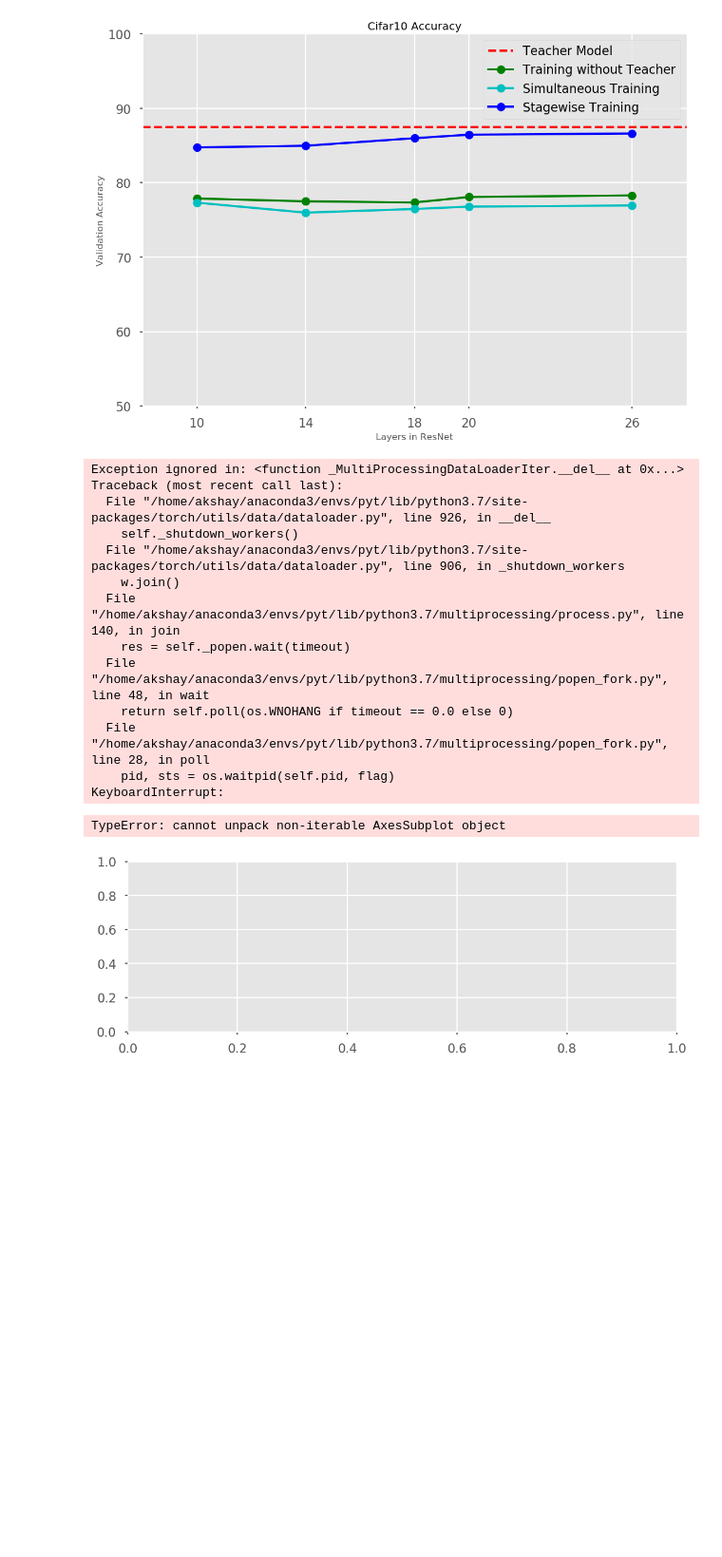
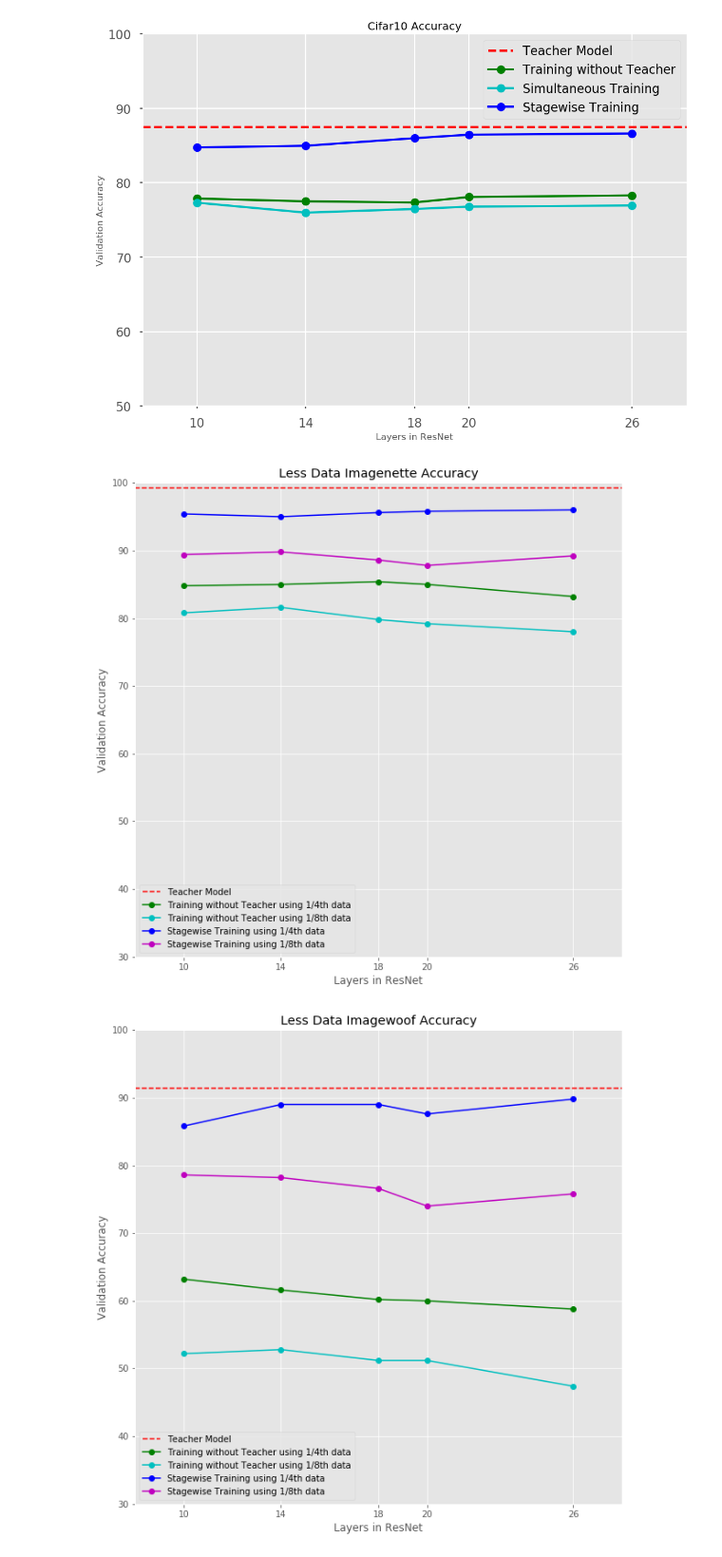
Before and after one commit to IvLabs/stagewise-knowledge-distillation, a Jupyter notebook: notebooks/evaluation.ipynb, the cells around one changed output. Shown: that part at 95% size. Saved outputs shown, nothing was run; the diff lists cells and outputs as text; code cells hidden in the pictures; blank space fills up the shorter version.

```diff
--- a/notebooks/evaluation.ipynb
+++ b/notebooks/evaluation.ipynb
@@ -326,39 +608,33 @@ for dataset in ['imagenette', 'imagewoof', 'cifar10'] :
 # %%
 for dataset in ['imagenette', 'imagewoof', 'cifar10'] :
     imagenette_acc_stagewise = list()
+    imagenette_acc_stagewise8 = list()
     imagenette_acc_noteacher = list()
+    imagenette_acc_noteacher8 = list()
     for model in ['resnet10', 'resnet14', 'resnet18', 'resnet20', 'resnet26'] :
         noteacher_acc, stagewise_acc = check_ld(model, dataset)
+        noteacher_acc8, stagewise_acc8 = check_ld8(model, dataset)
         imagenette_acc_noteacher.append(noteacher_acc * 100)
+        imagenette_acc_noteacher8.append(noteacher_acc8 * 100)
         imagenette_acc_stagewise.append(stagewise_acc * 100)
+        imagenette_acc_stagewise8.append(stagewise_acc8 * 100)
 
     teacher_acc = check_teacher('resnet34', dataset) * 100
 
     layers = [10, 14, 18, 20, 26]
 
     with plt.style.context('ggplot') :
-        fig, ax = plt.subplots()
+        fig, ax = plt.subplots(figsize = (10, 10))
         title_ = 'Less Data ' + dataset[0].upper() + dataset[1 : ] + ' Accuracy'
-        ax.set(xlim = [8, 28], ylim = [50, 100], xlabel = 'Layers in ResNet', ylabel = 'Validation Accuracy', title = title_)
+        ax.set(xlim = [8, 28], ylim = [30, 100], xlabel = 'Layers in ResNet', ylabel = 'Validation Accuracy', title = title_)
         ax.axhline(teacher_acc, ls = '--', color = 'r', label = 'Teacher Model')
-        ax.plot(layers, imagenette_acc_noteacher, 'go-', label = 'Training without Teacher')
-        ax.plot(layers, imagenette_acc_stagewise, 'bo-', label = 'Stagewise Training')
+        ax.plot(layers, imagenette_acc_noteacher, 'go-', label = 'Training without Teacher using 1/4th data')
+        ax.plot(layers, imagenette_acc_noteacher8, 'co-', label = 'Training without Teacher using 1/8th data')
+        ax.plot(layers, imagenette_acc_stagewise, 'bo-', label = 'Stagewise Training using 1/4th data')
+        ax.plot(layers, imagenette_acc_stagewise8, 'mo-', label = 'Stagewise Training using 1/8th data')
         plt.xticks(layers)
         ax.legend(loc = 'best')
     plt.show()
 # %% [output]
-Exception ignored in: <function _MultiProcessingDataLoaderIter.__del__ at 0x...>
-Traceback (most recent call last):
-  File "/home/akshay/anaconda3/envs/pyt/lib/python3.7/site-packages/torch/utils/data/dataloader.py", line 926, in __del__
-    self._shutdown_workers()
-  File "/home/akshay/anaconda3/envs/pyt/lib/python3.7/site-packages/torch/utils/data/dataloader.py", line 906, in _shutdown_workers
-    w.join()
-  File "/home/akshay/anaconda3/envs/pyt/lib/python3.7/multiprocessing/process.py", line 140, in join
-    res = self._popen.wait(timeout)
-  File "/home/akshay/anaconda3/envs/pyt/lib/python3.7/multiprocessing/popen_fork.py", line 48, in wait
-    return self.poll(os.WNOHANG if timeout == 0.0 else 0)
-  File "/home/akshay/anaconda3/envs/pyt/lib/python3.7/multiprocessing/popen_fork.py", line 28, in poll
-    pid, sts = os.waitpid(self.pid, flag)
-KeyboardInterrupt:
-TypeError: cannot unpack non-iterable AxesSubplot object
-[figure, old version]
+[figure, new version]
+[figure, added]
```
Also changed, not shown: parts of 19 cells of this notebook, 10 other files.
